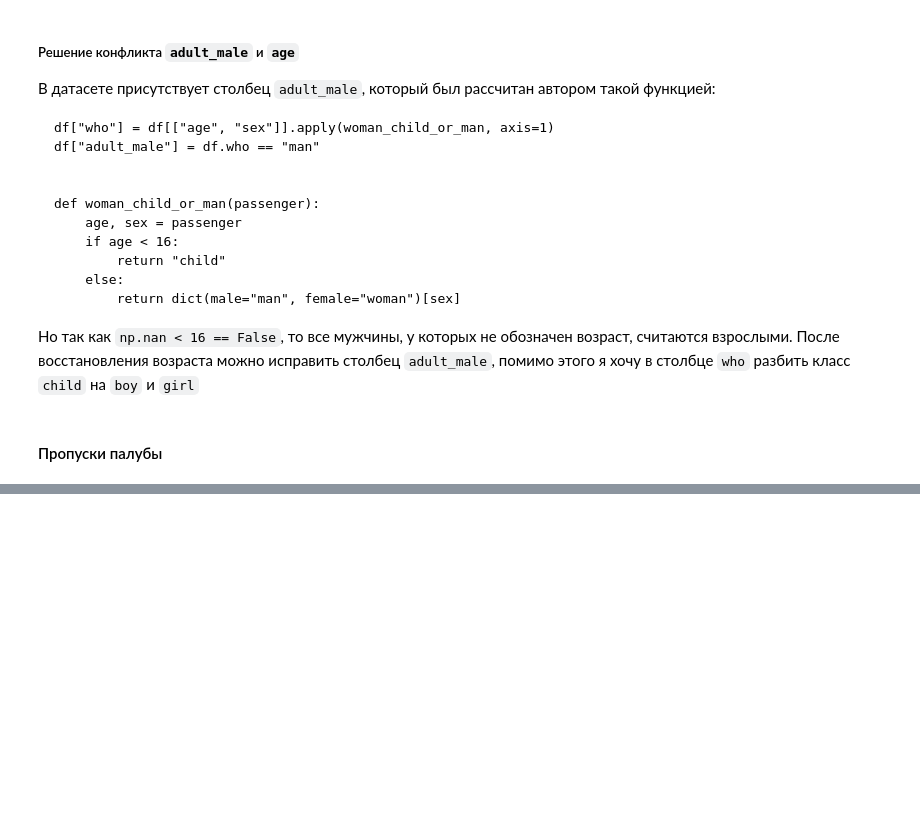
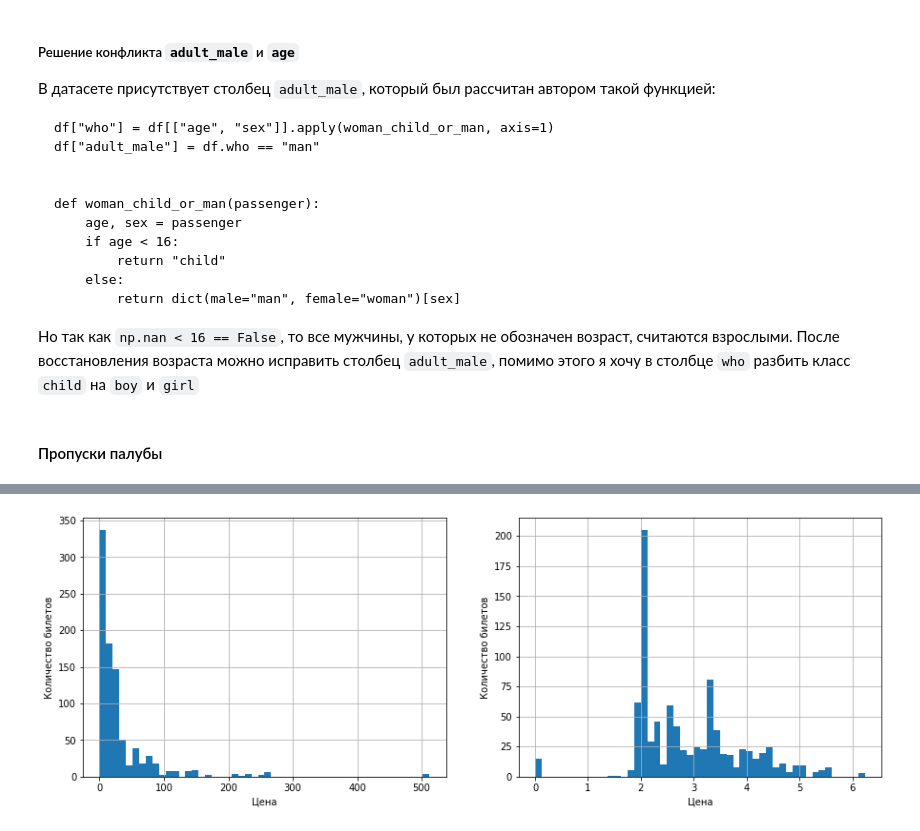
Before and after one commit to gaskeo/yandex-lyceum-selection-round, a Jupyter notebook: main.ipynb, the cells around one changed output, grey strips where cells are left out. Cells and saved outputs as stored; diff of their text form; code cells hidden in the pictures; blank space fills up the shorter version.

```diff
--- a/main.ipynb
+++ b/main.ipynb
@@ -485,0 +615,18 @@ df = fill_na_deck(df)
+# %%
+fig, (ax1, ax2) = plt.subplots(1, 2)
+fig.set_size_inches(15, 5)
+
+df[fare].hist(bins=50, ax=ax1)
+ax1.set_xlabel('Цена')
+ax1.set_ylabel('Количество билетов')
+
+# Заменяем все значения
+# логарифм от 0 равен -inf,
+# поэтому для построения данной гистограммы пришлось заменять -inf на 0
+df[fare].apply(np.log).replace(float('-inf'), 0).hist(bins=50, ax=ax2)
+ax2.set_xlabel('Цена')
+ax2.set_ylabel('Количество билетов')
+
+plt.show()
+# %% [output]
+[figure, added]
```
Also changed, not shown: parts of 25 cells of this notebook.
